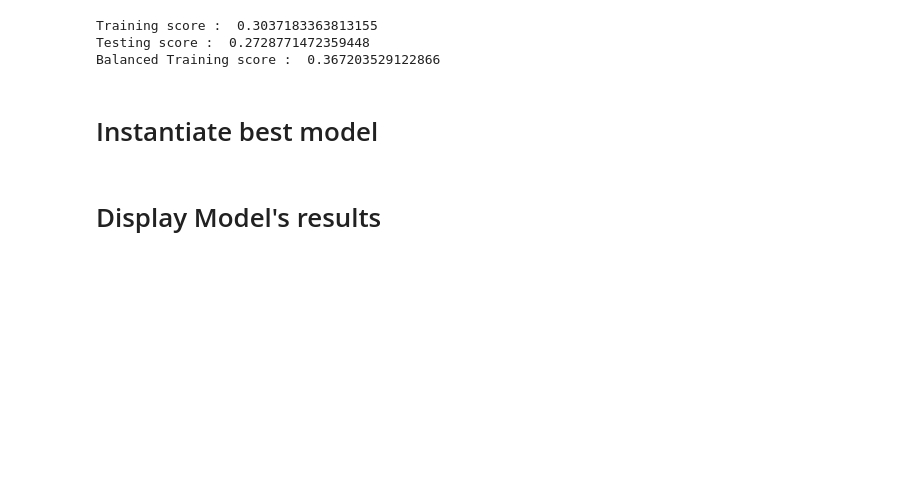
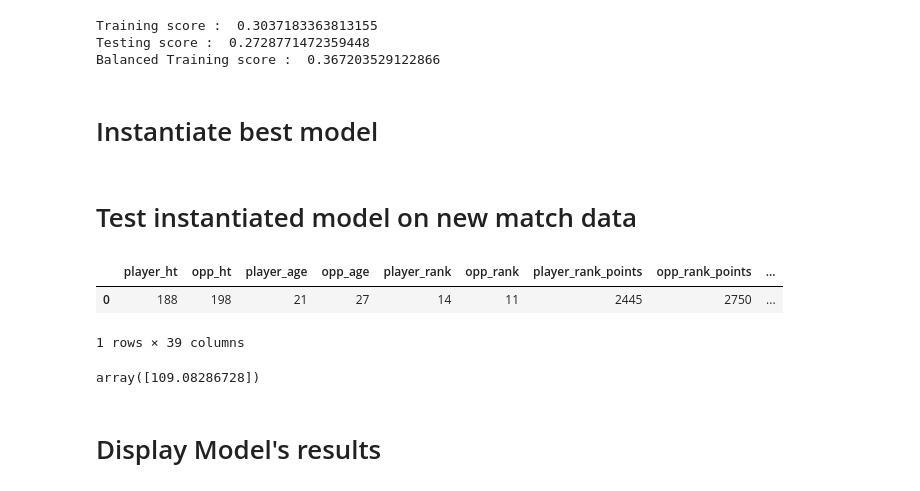
Before and after one commit to leobeuque/PDI-Tennis, a Jupyter notebook: best_model_pipeline.ipynb, the cells around one changed output. Drawn from its saved outputs; the diff is of its cells as text; code cells hidden in the pictures; blank space fills up the shorter version.

Commit message:
infering model

```diff
--- a/best_model_pipeline.ipynb
+++ b/best_model_pipeline.ipynb
@@ -792,3 +799,5 @@ Balanced Training score :  0.367203529122866
 
 path_to_models = "D:\Cours_Centrale\Centrale_G3\projet_rattrapage\PDI_modele_predictif\code_folder\PDI-Tennis\saved_models"
 rf_regr = joblib.load(path_to_models + "\model_best")
+# %% [markdown]
+# Test instantiated model on new match data
@@ -794,0 +893,48 @@ rf_regr = joblib.load(path_to_models + "\model_best")
+# %%
+# Defining columns required for the model.
+
+needed_columns = list(rf_regr.feature_names_in_)
+#print(needed_columns)
+# %%
+
+new_match_data_sample = pd.DataFrame({
+"player_ht":[188],
+"opp_ht":[198],
+"player_age":[21],
+"opp_age":[27],
+"player_rank":[14],
+"opp_rank":[11],
+"player_rank_points":[2445],
+"opp_rank_points":[2750],
+"surface_Clay":[0],
+"surface_Grass":[0],
+"surface_Hard":[1],
+"best_of_3":[1]	,
+"player_hand_L":[0],
+"player_hand_R":[1],
+"player_hand_U":[0],
+"opp_hand_L":[0]	,
+"opp_hand_R":[1]	,
+"opp_hand_U":[0]	,
+"tourney_level_A":[1],
+"tourney_level_D":[0],
+"tourney_level_F":[0],
+"tourney_level_M":[0],
+"round_BR":[0]	,
+"round_F":[1]	,
+"round_QF":[0],
+"round_R128":[0],
+"round_R16":[0],
+"round_R32":[0],
+"round_R64":[0],
+"round_RR":[0],
+"round_SF":[0]}, columns = needed_columns)
+
+new_match_data_sample["rank_diff"] = new_match_data_sample.loc[:,"player_rank"] - new_match_data_sample.loc[:,"opp_rank"]
+new_match_data_sample["rank_points_diff"] = new_match_data_sample.loc[:,"player_rank_points"] - new_match_data_sample.loc[:,"opp_rank_points"]
+
+new_match_data_sample
+# %% [output]
+|  | player_ht | opp_ht | player_age | opp_age | player_rank | opp_rank | player_rank_points | opp_rank_points | ... |
+| 0 | 188 | 198 | 21 | 27 | 14 | 11 | 2445 | 2750 | ... |
+1 rows × 39 columns
@@ -795,2 +947,6 @@ rf_regr = joblib.load(path_to_models + "\model_best")
+# %%
+rf_regr.predict(new_match_data_sample)
+# %% [output]
+array([109.08286728])
 # %% [markdown]
 # Display Model's results
```
Also changed, not shown: parts of 4 cells of this notebook.
